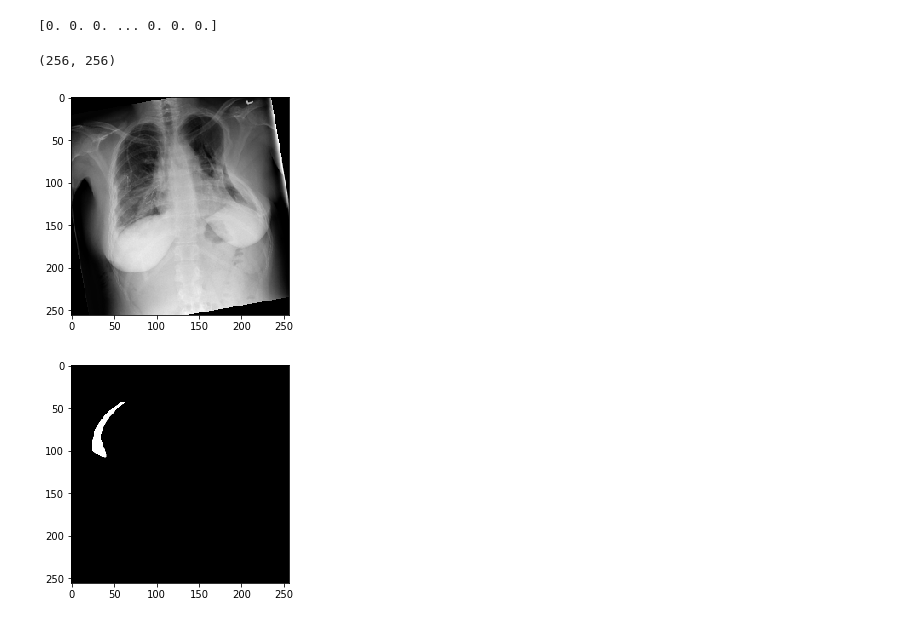
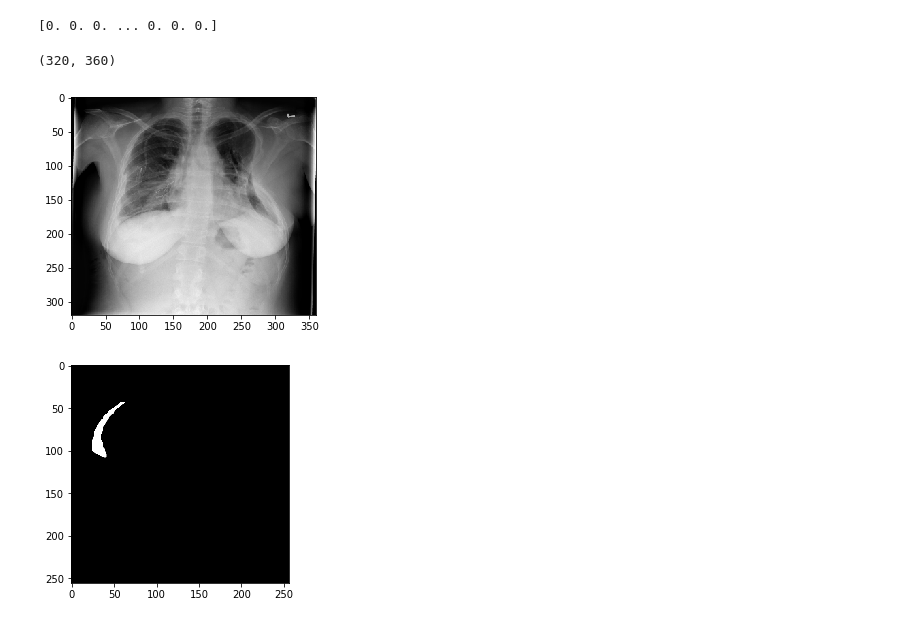
Before and after one commit to jahanpd/CXR_CNN, a Jupyter notebook: prep_data.ipynb, the cells around one changed output. Cells and saved outputs as stored; diff of their text form; code cells hidden in the pictures.

```diff
--- a/prep_data.ipynb
+++ b/prep_data.ipynb
@@ -128,19 +117,18 @@ plt.show()
 # %%
 from cv2 import resize
 
 ds = pydicom.dcmread(paths[0])
 array = ds.pixel_array
-rotated = resize(array, (256,256))
-rotated = ndimage.rotate(rotated, 10, reshape=False)
+rotated = resize(array, (360,320))
 print(rotated.shape)
 from matplotlib import pyplot as plt
 
 plt.imshow(rotated, cmap='gray')
 
 plt.show()
 # %% [output]
-(256, 256)
+(320, 360)
-[figure, old version]
+[figure, new version]
 # %%
 labels = pd.read_csv("/home/jahan/Downloads/siim-train-test/train-rle.csv")
 # %%
```
Also changed, not shown: parts of 1 cell of this notebook, 10 other files.
